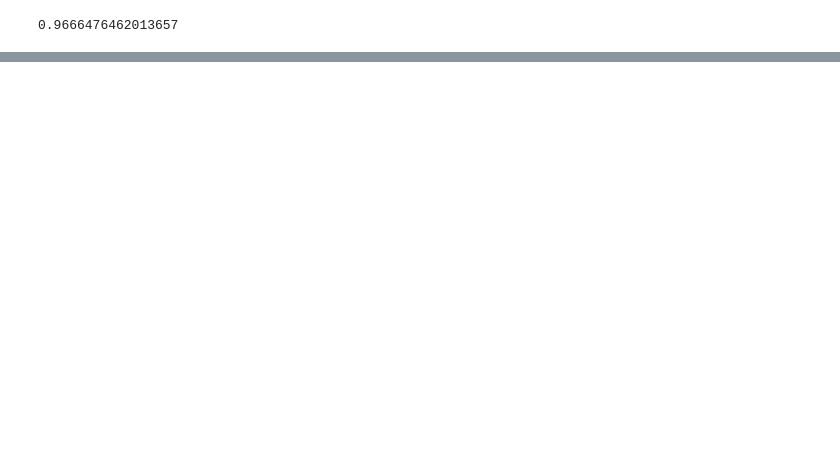
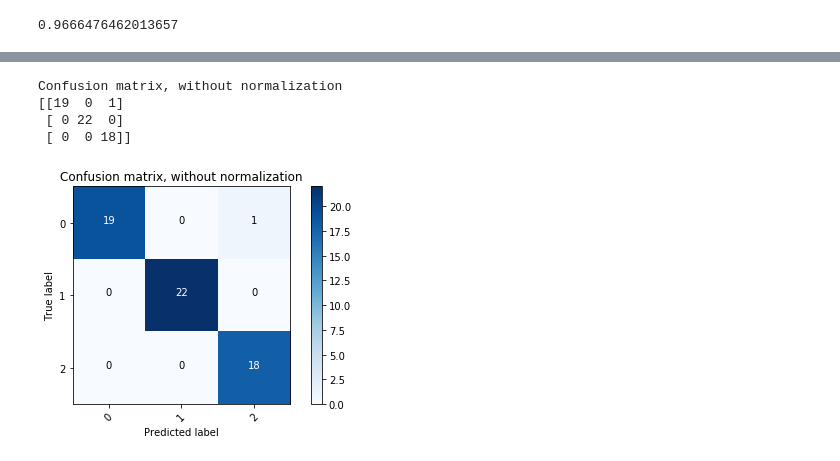
Before and after one commit to rashinagpal/NLP-Guttenberg-Classification, a Jupyter notebook: Classification.ipynb, the cells around one changed output, grey strips where cells are left out. Saved outputs shown, nothing was run; the diff lists cells and outputs as text; code cells hidden in the pictures; blank space fills up the shorter version.

```diff
--- a/Classification.ipynb
+++ b/Classification.ipynb
@@ -441,0 +603,9 @@ scores = cross_val_score(model, XBoW, y, cv=6)
+# %%
+plot_confusion_matrix(confusion_matrix_svm, classes=class_names,
+                      title='Confusion matrix, without normalization')
+# %% [output]
+Confusion matrix, without normalization
+[[19  0  1]
+ [ 0 22  0]
+ [ 0  0 18]]
+[figure, added]
```
Also changed, not shown: parts of 38 cells of this notebook.
